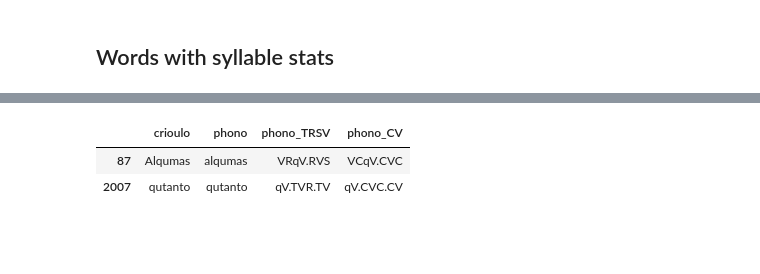
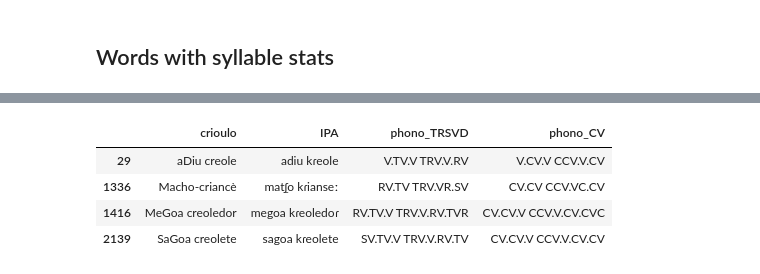
Before and after one commit to Portophon/PtLanka, a Jupyter notebook: CV stats.ipynb, the cells around one changed output, grey strips where cells are left out. Cells and saved outputs as stored; diff of their text form; code cells hidden in the pictures; blank space fills up the shorter version.

```diff
--- a/CV stats.ipynb
+++ b/CV stats.ipynb
@@ -139,8 +169,15 @@ word_list = [re.sub("VSV", "V.SV", i) for i in word_list]
+# %%
+word_list = [re.sub("VD", "V.D", i) for i in word_list]
+# %%
+word_list = [re.sub("DD", "D.D", i) for i in word_list]
+# %%
+word_list = [re.sub("TT", "T.T", i) for i in word_list]
 # %% [markdown]
 # Convert to CV
 # %%
-word_df["phono_TRSV"] = word_list
-word_list_CV = [re.sub("[SRT]", "C", i) for i in word_list]
+word_df["phono_TRSVD"] = word_list
+word_list_CV = [re.sub("D", "VV", i) for i in word_list]
+word_list_CV = [re.sub("[SRT]", "C", i) for i in word_list_CV]
 word_df["phono_CV"] = word_list_CV
 word_df
 # %% [output]
@@ -226,6 +305,8 @@ df
 # %%
-word_df[word_df['phono_CV'].str.contains("VRqV|TVcS|TRVg|TVRg|TVSsVV|qV|TRVc")]
+word_df[word_df['phono_CV'].str.contains("V CCV")]
 # %% [output]
-|  | crioulo | phono | phono_TRSV | phono_CV |
-| 87 | Alqumas | alqumas | VRqV.RVS | VCqV.CVC |
-| 2007 | qutanto | qutanto | qV.TVR.TV | qV.CVC.CV |
+|  | crioulo | IPA | phono_TRSVD | phono_CV |
+| 29 | aDiu creole | adiu kɾeole | V.TV.V TRV.V.RV | V.CV.V CCV.V.CV |
+| 1336 | Macho-criancè | mat̠ʃo kɾianseː | RV.TV TRV.VR.SV | CV.CV CCV.VC.CV |
+| 1416 | MeGoa creoledor | megoa kɾeoledoɾ | RV.TV.V TRV.V.RV.TVR | CV.CV.V CCV.V.CV.CVC |
+| 2139 | SaGoa creolete | sagoa kɾeolete | SV.TV.V TRV.V.RV.TV | CV.CV.V CCV.V.CV.CV |
```
Also changed, not shown: parts of 20 cells of this notebook, 5 other files.
